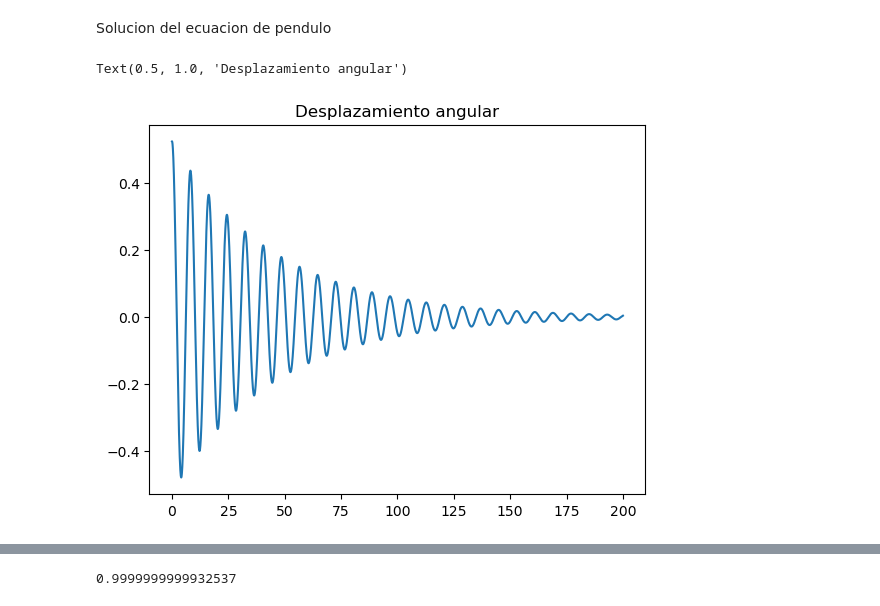
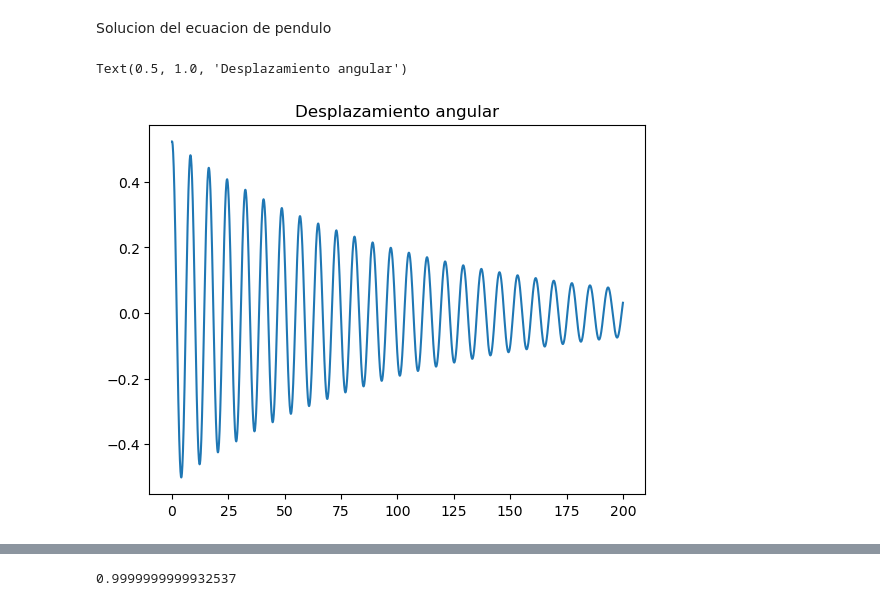
Before and after one commit to cjuarezramos/MMS022024, a Jupyter notebook: ej0829_slnmnedo.ipynb, the cells around one changed output, grey strips where cells are left out. Drawn from its saved outputs; the diff is of its cells as text; code cells hidden in the pictures.

```diff
--- a/ej0829_slnmnedo.ipynb
+++ b/ej0829_slnmnedo.ipynb
@@ -41,6 +41,7 @@ plt.plot(t,v)
 # %% [markdown]
 Solucion del ecuacion de pendulo
 # %%
+# Euler
 # Parametros del sistema
 import math
 M = 12
@@ -48,33 +49,33 @@ B = 0.6
 g = 9.81
 l = 16
 
 # Simulacion
 tfin = 200
-h = 0.01
+h = 0.05
 
 # variables informaticas
 t = []
 x1 = []
 x2 = []
 
 # CI
 th0=3.1416/6
 w0 = 0
 
 t.append(0)
 x1.append(th0)
 x2.append(w0)
 
 n = round(tfin/h)
 Tin = 0
 for k in range(n):
     t.append(t[k] + h)
     x1.append(x1[k] + h*x2[k])
     x2.append(x2[k] + h * (-B/M*x2[k] - g/l* math.sin(x1[k]) + 1/l*Tin))
 
 plt.plot(t,x1)
 plt.title("Desplazamiento angular")
 # %% [output]
 Text(0.5, 1.0, 'Desplazamiento angular')
-[figure, old version]
+[figure, new version]
 # %%
```
Also changed, not shown: parts of 2 cells of this notebook, 1 other file.
